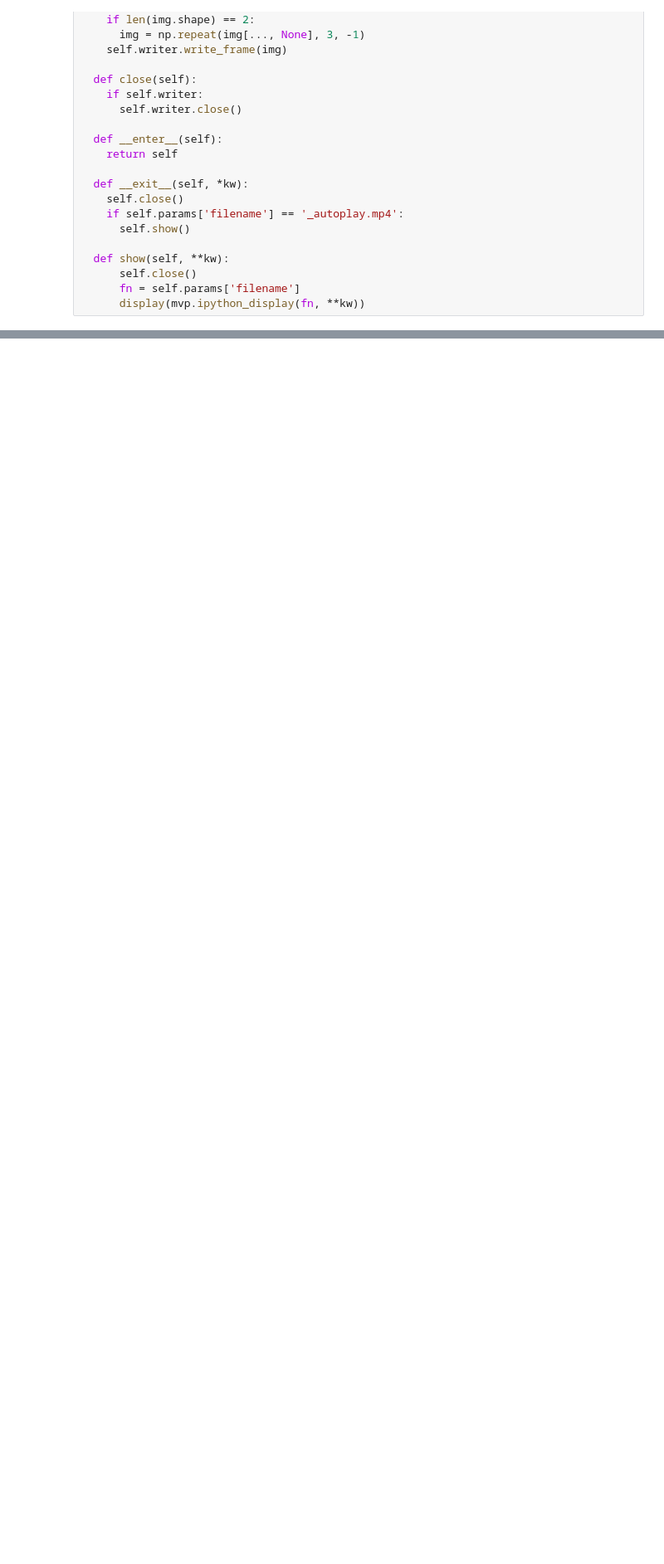
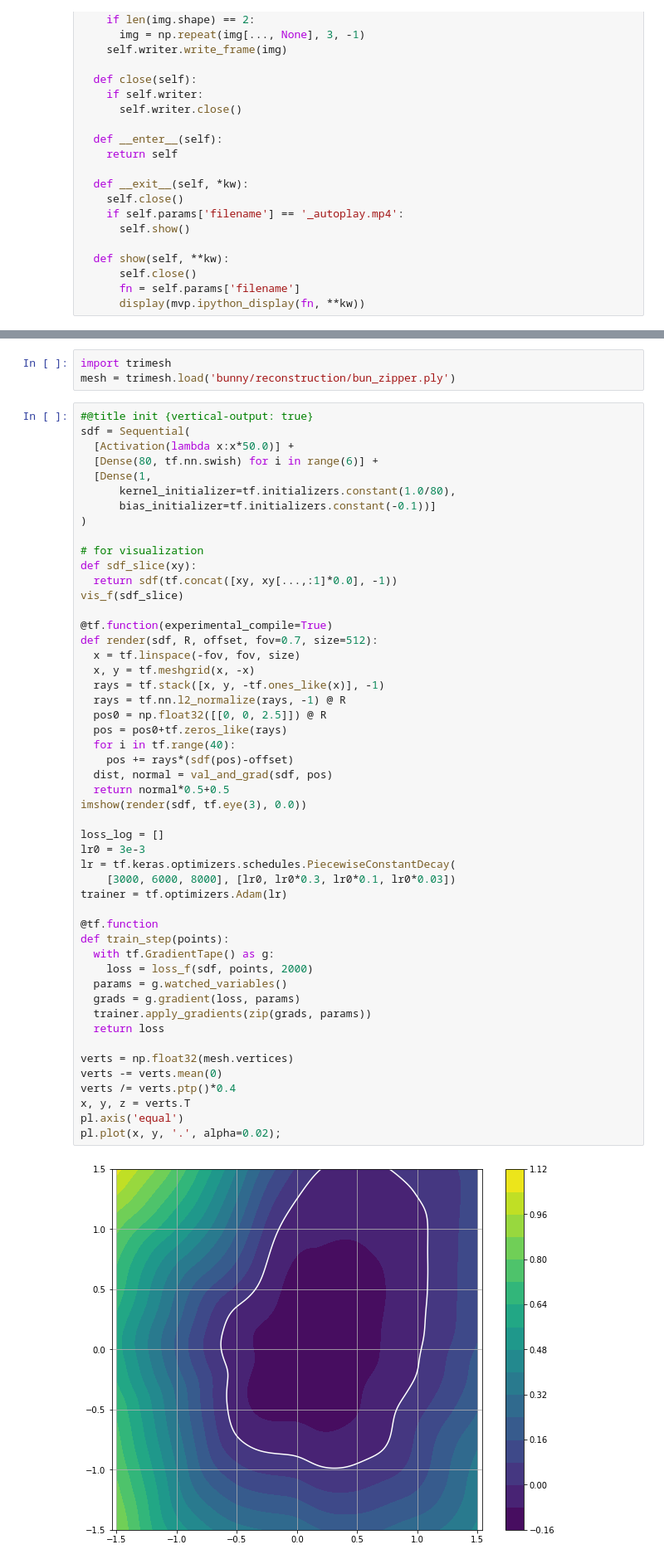
Before and after one commit to znah/notebooks, a Jupyter notebook: tutorials/implicit_sdf.ipynb, the cells around one changed output, grey strips where cells are left out. Shown at 83% size. Drawn from its saved outputs; the diff is of its cells as text; blank space fills up the shorter version.

```diff
--- a/tutorials/implicit_sdf.ipynb
+++ b/tutorials/implicit_sdf.ipynb
@@ -237,0 +259,55 @@ with VideoWriter(fps=10) as vid:
+# %%
+import trimesh
+mesh = trimesh.load('bunny/reconstruction/bun_zipper.ply')
+# %%
+#@title init {vertical-output: true}
+sdf = Sequential(
+  [Activation(lambda x:x*50.0)] +
+  [Dense(80, tf.nn.swish) for i in range(6)] +
+  [Dense(1,
+      kernel_initializer=tf.initializers.constant(1.0/80),
+      bias_initializer=tf.initializers.constant(-0.1))]
+)
+
+# for visualization
+def sdf_slice(xy):
+  return sdf(tf.concat([xy, xy[...,:1]*0.0], -1))
+vis_f(sdf_slice)
+
+@tf.function(experimental_compile=True)
+def render(sdf, R, offset, fov=0.7, size=512):
+  x = tf.linspace(-fov, fov, size)
+  x, y = tf.meshgrid(x, -x)
+  rays = tf.stack([x, y, -tf.ones_like(x)], -1)
+  rays = tf.nn.l2_normalize(rays, -1) @ R
+  pos0 = np.float32([[0, 0, 2.5]]) @ R
+  pos = pos0+tf.zeros_like(rays)
+  for i in tf.range(40):
+    pos += rays*(sdf(pos)-offset)
+  dist, normal = val_and_grad(sdf, pos)
+  return normal*0.5+0.5
+imshow(render(sdf, tf.eye(3), 0.0))
+
+loss_log = []
+lr0 = 3e-3
+lr = tf.keras.optimizers.schedules.PiecewiseConstantDecay(
+    [3000, 6000, 8000], [lr0, lr0*0.3, lr0*0.1, lr0*0.03])
+trainer = tf.optimizers.Adam(lr)
+
+@tf.function
+def train_step(points):
+  with tf.GradientTape() as g:
+    loss = loss_f(sdf, points, 2000)
+  params = g.watched_variables()
+  grads = g.gradient(loss, params)
+  trainer.apply_gradients(zip(grads, params))
+  return loss
+
+verts = np.float32(mesh.vertices)
+verts -= verts.mean(0)
+verts /= verts.ptp()*0.4
+x, y, z = verts.T
+pl.axis('equal')
+pl.plot(x, y, '.', alpha=0.02);
+# %% [output]
+[figure, added]
```
Also changed, not shown: parts of 14 cells of this notebook.
